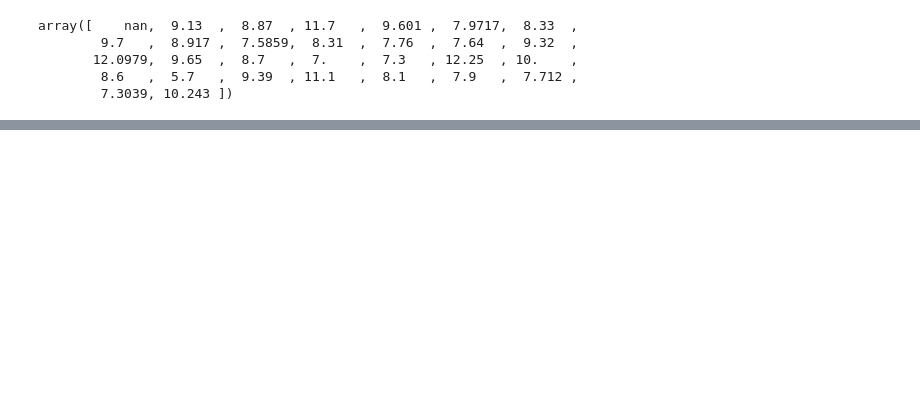
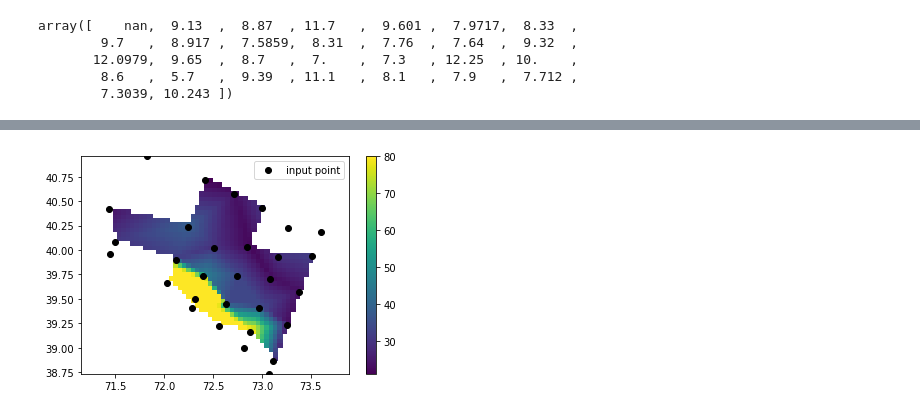
Before and after one commit to lagruenburg/cold_pool, a Jupyter notebook: Cold Pool Explore Data.ipynb, the cells around one changed output, grey strips where cells are left out. Cells and saved outputs as stored; diff of their text form; code cells hidden in the pictures; blank space fills up the shorter version.

```diff
--- a/Cold Pool Explore Data.ipynb
+++ b/Cold Pool Explore Data.ipynb
@@ -113,0 +293,32 @@ np.float(CTD2018['Temp...C.'][167])
+# %%
+from scipy.interpolate import LinearNDInterpolator
+cp, cplat, cplon
+x = cplon
+
+y = cplat
+
+z = cp
+
+X = np.linspace(min(x), max(x))
+
+Y = np.linspace(min(y), max(y))
+
+X, Y = np.meshgrid(X, Y)  # 2D grid for interpolation
+
+interp = LinearNDInterpolator(list(zip(x, y)), z)
+
+Z = interp(X, Y)
+
+plt.pcolormesh(X, Y, Z,vmax = 80 )#shading='auto'
+
+plt.plot(x, y, "ok", label="input point")
+
+plt.legend()
+
+plt.colorbar()
+
+plt.axis("equal")
+
+plt.show()
+# %% [output]
+[figure, added]
```
Also changed, not shown: parts of 23 cells of this notebook.
